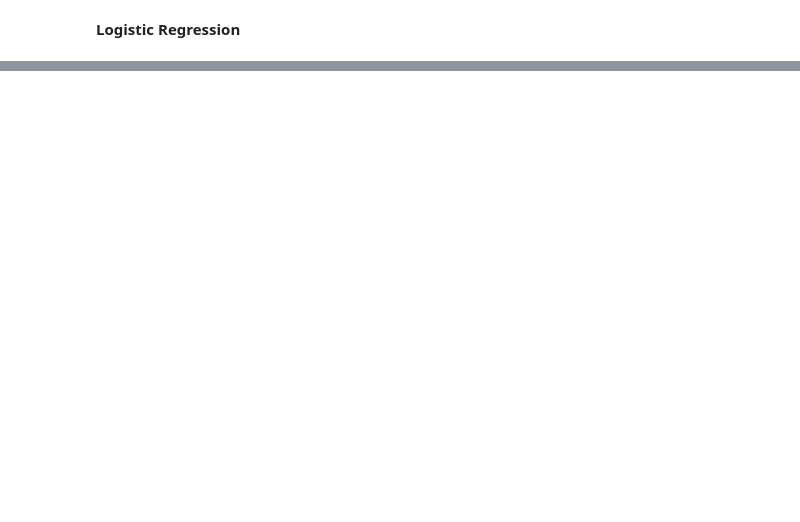
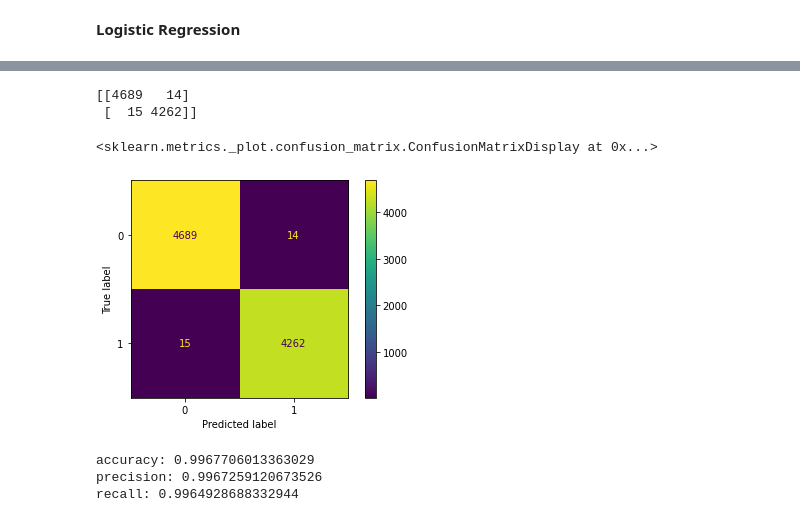
Before and after one commit to FAITHResearchProject/Fake-News-Detection, a Jupyter notebook: main.ipynb, the cells around one changed output, grey strips where cells are left out. Cells and saved outputs as stored; diff of their text form; code cells hidden in the pictures; blank space fills up the shorter version.

```diff
--- a/main.ipynb
+++ b/main.ipynb
@@ -257,0 +250,4 @@ array([0, 1, 1, ..., 1, 0, 0], dtype=int64)
+# %%
+Ada = AdaBoostClassifier()
+Ada.fit(X_train, y_train)
+Adapred = Ada.predict(X_test)
@@ -257,0 +265,27 @@ array([0, 1, 1, ..., 1, 0, 0], dtype=int64)
+# %%
+Ada_r_score = metrics.confusion_matrix(y_test, Adapred)
+print(Ada_r_score)
+plot_confusion_matrix(Ada, X_test, y_test)
+# %% [output]
+[[4689   14]
+ [  15 4262]]
+<sklearn.metrics._plot.confusion_matrix.ConfusionMatrixDisplay at 0x...>
+[figure, added]
+# %%
+Ada_r_score = np.flip(Ada_r_score)
+
+#accuracy
+Ada_acc = (Ada_r_score[0][0] + Ada_r_score[-1][-1]) / np.sum(Ada_r_score)
+print('accuracy: '+ str(float(Ada_acc)))
+
+#precission
+Ada_precision = sklearn.metrics.precision_score(y_test, Adapred)
+print('precision: '+ str(float(Ada_precision)))
+
+#recall
+Ada_recall = sklearn.metrics.recall_score(y_test, Adapred)
+print('recall: '+ str(float(Ada_recall)))
+# %% [output]
+accuracy: 0.9967706013363029
+precision: 0.9967259120673526
+recall: 0.9964928688332944
```
Also changed, not shown: parts of 33 cells of this notebook, 1 other file.
